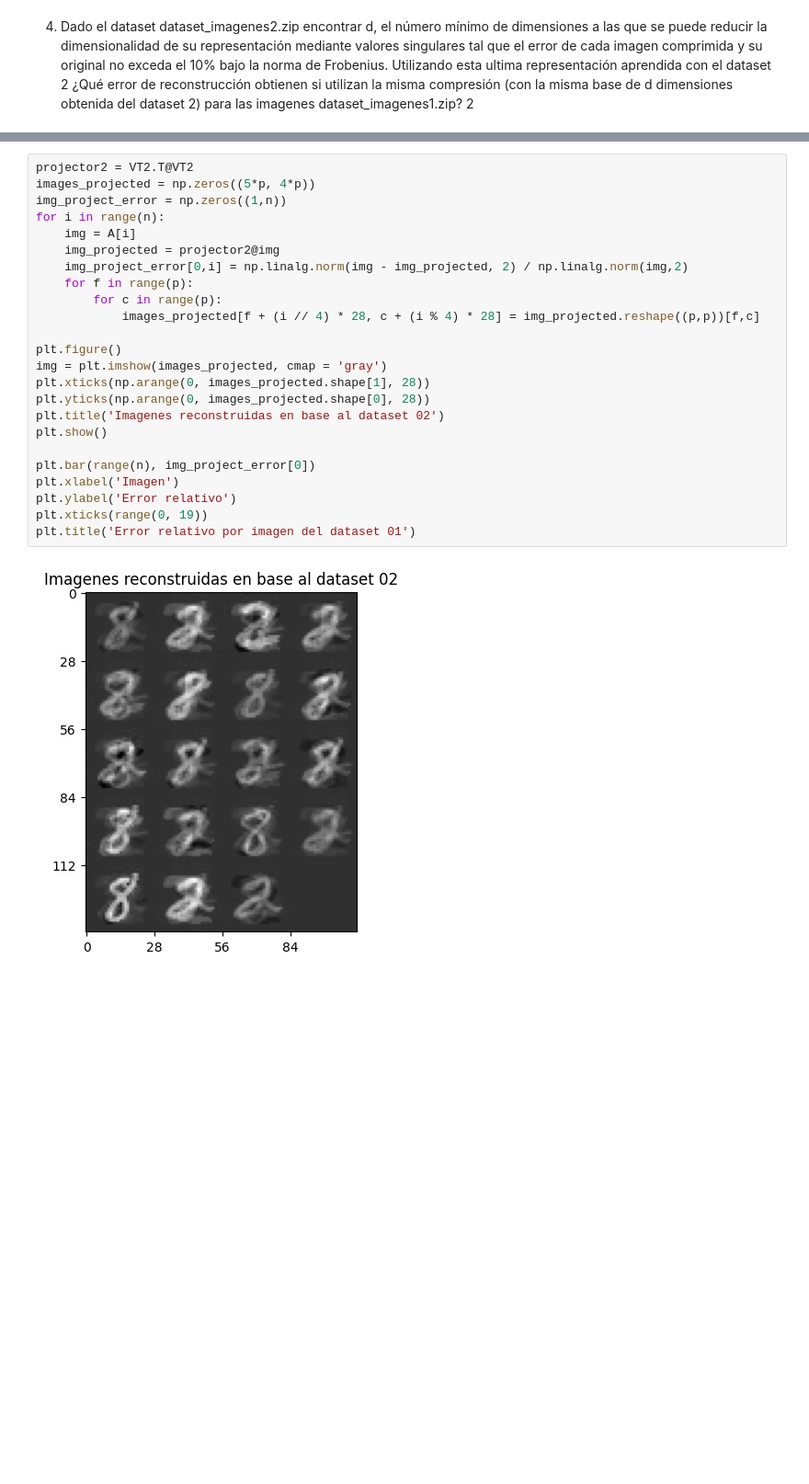
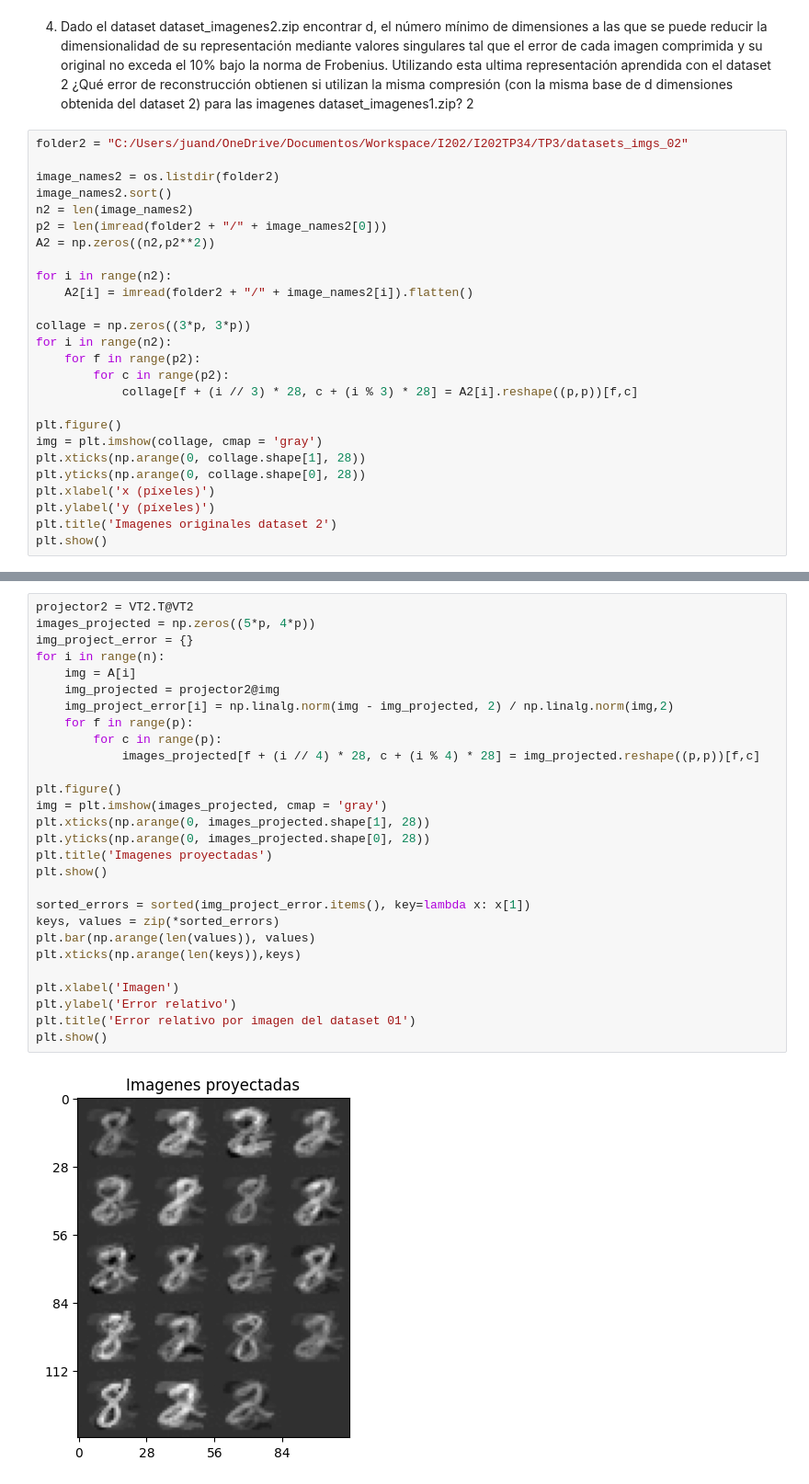
Before and after one commit to BrunoDC-dev/Metodos-numericos-2, a Jupyter notebook: TP3/p2.ipynb, the cells around one changed output, grey strips where cells are left out. Shown at 92% size. Drawn from its saved outputs; the diff is of its cells as text; blank space fills up the shorter version.

```diff
--- a/TP3/p2.ipynb
+++ b/TP3/p2.ipynb
@@ -232,3 +244,29 @@ ultima representación aprendida con el dataset 2 ¿Qué error de reconstrucció
 misma compresión (con la misma base de d dimensiones obtenida del dataset 2) para las imagenes
 dataset_imagenes1.zip?
 2
+# %%
+folder2 = "C:/Users/juand/OneDrive/Documentos/Workspace/I202/I202TP34/TP3/datasets_imgs_02"
+
+image_names2 = os.listdir(folder2)
+image_names2.sort()
+n2 = len(image_names2)
+p2 = len(imread(folder2 + "/" + image_names2[0]))
+A2 = np.zeros((n2,p2**2))
+
+for i in range(n2):
+    A2[i] = imread(folder2 + "/" + image_names2[i]).flatten()
+
+collage = np.zeros((3*p, 3*p))
+for i in range(n2):
+    for f in range(p2):
+        for c in range(p2):
+            collage[f + (i // 3) * 28, c + (i % 3) * 28] = A2[i].reshape((p,p))[f,c]
+
+plt.figure()
+img = plt.imshow(collage, cmap = 'gray')
+plt.xticks(np.arange(0, collage.shape[1], 28))
+plt.yticks(np.arange(0, collage.shape[0], 28))
+plt.xlabel('x (píxeles)')
+plt.ylabel('y (píxeles)')
+plt.title('Imagenes originales dataset 2')
+plt.show()
@@ -270,26 +299,30 @@ plt.show()
 # %%
 projector2 = VT2.T@VT2
 images_projected = np.zeros((5*p, 4*p))
-img_project_error = np.zeros((1,n))
+img_project_error = {}
 for i in range(n):
     img = A[i]
     img_projected = projector2@img
-    img_project_error[0,i] = np.linalg.norm(img - img_projected, 2) / np.linalg.norm(img,2)
+    img_project_error[i] = np.linalg.norm(img - img_projected, 2) / np.linalg.norm(img,2)
     for f in range(p):
         for c in range(p):
             images_projected[f + (i // 4) * 28, c + (i % 4) * 28] = img_projected.reshape((p,p))[f,c]
 
 plt.figure()
 img = plt.imshow(images_projected, cmap = 'gray')
 plt.xticks(np.arange(0, images_projected.shape[1], 28))
 plt.yticks(np.arange(0, images_projected.shape[0], 28))
-plt.title('Imagenes reconstruidas en base al dataset 02')
+plt.title('Imagenes proyectadas')
 plt.show()
 
-plt.bar(range(n), img_project_error[0])
+sorted_errors = sorted(img_project_error.items(), key=lambda x: x[1])
+keys, values = zip(*sorted_errors)
+plt.bar(np.arange(len(values)), values)
+plt.xticks(np.arange(len(keys)),keys)
+
 plt.xlabel('Imagen')
 plt.ylabel('Error relativo')
-plt.xticks(range(0, 19))
 plt.title('Error relativo por imagen del dataset 01')
+plt.show()
 # %% [output]
-[figure, old version]
+[figure, new version]
```
Also changed, not shown: parts of 10 cells of this notebook.
